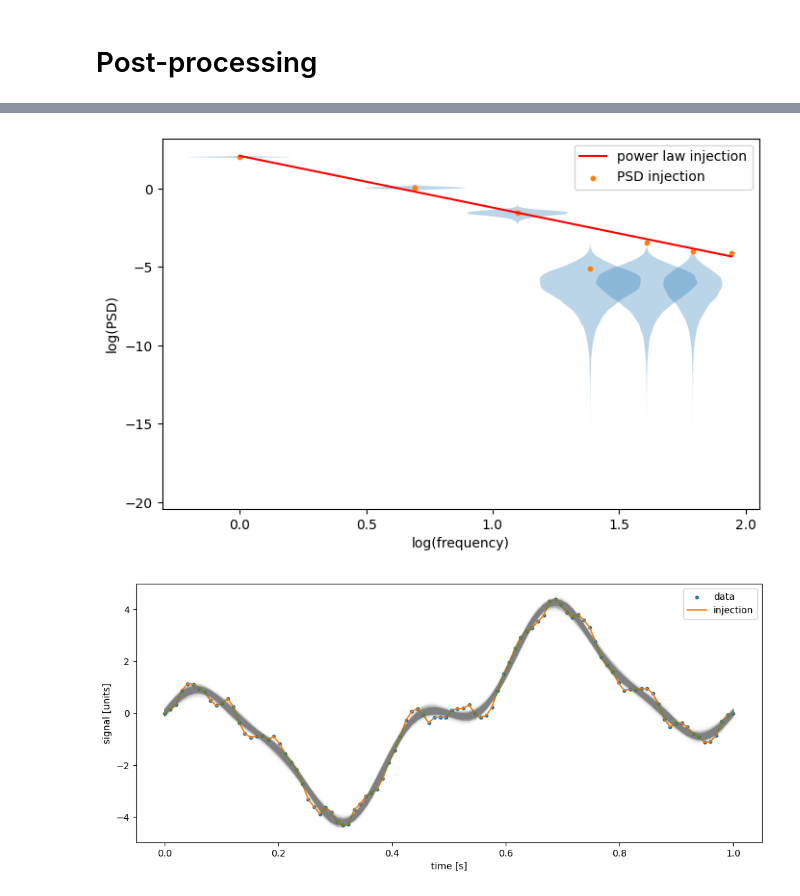
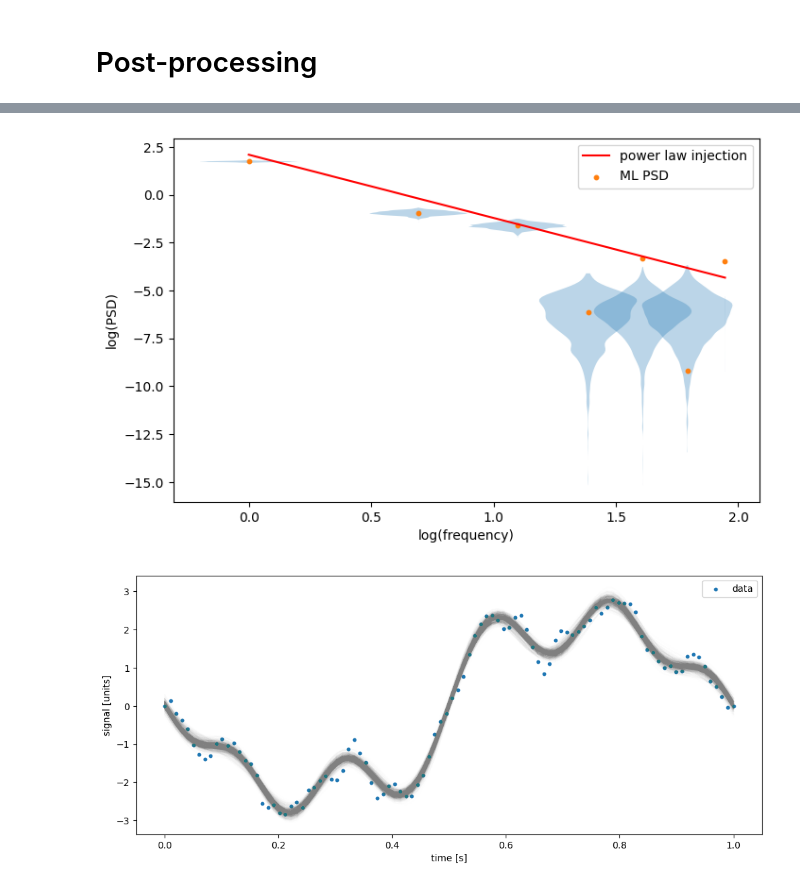
Before and after one commit to aiden-g12321/BayesFT, a Jupyter notebook: trans_dim_example.ipynb, the cells around one changed output, grey strips where cells are left out. Cells and saved outputs as stored; diff of their text form; code cells hidden in the pictures.

```diff
--- a/trans_dim_example.ipynb
+++ b/trans_dim_example.ipynb
@@ -16,17 +17,3 @@ from BayesFT import functions as f
 from BayesFT import trans_dim_models as tdm
 from BayesFT.RJMCMC import RJMCMC
 from BayesFT import jumps
-# %%
-# time series over which data is collected
-t0 = 0.
-t1 = 1.
-Tspan = t1 - t0
-Nt = 100
-t = jnp.linspace(t0, t1, Nt)
-
-# frequency bins injected into data (neglecting zero frequency)
-Nf_inj = t.shape[0] // 2
-Na_inj = 2 * Nf_inj
-f_inj = jnp.arange(1, Nf_inj + 1) / Tspan
-logf_inj = jnp.log(f_inj)
-df_inj = f_inj[1] - f_inj[0]
@@ -84,0 +20,16 @@ plt.show()
+# %%
+# time series over which data is collected
+t0 = 0.
+t1 = 1.
+Nt = 100
+times = jnp.linspace(t0, t1, Nt)
+
+# hyper-parameters to inject in power law
+log_amp_inj = 1.4
+gamma_inj = 3.3
+hypers_inj = jnp.array([log_amp_inj, gamma_inj])
+
+# white noise level
+noise_log_stdev = -100.0
+Data_object = power_law.sim_power_law(log_amp_inj, gamma_inj, times, noise_log_stdev, 3)
+data = Data_object.data_values
@@ -85,7 +38,7 @@ plt.show()
 # %% [markdown]
 # Trans-dimensional model
 # %%
-model = tdm.Transdimensional_Model(t, data, max_Nf=15)
+model = tdm.Transdimensional_Model(times, data, max_Nf=15)
 # %% [markdown]
 # MCMC
 # %%
@@ -98,8 +51,8 @@ jump_proposals = [[Jump_obj.Fisher_jump, 60],
                   [Jump_obj.ML_trans_dim_jump, 20]]
 # %%
 # do parallel tempering MCMC
-num_samples = int(2e5)
-num_chains = 15
+num_samples = int(1e4)
+num_chains = 5
 chains = RJMCMC(num_samples=num_samples,
                 num_chains=num_chains,
                 x0=model.models_x_ML[0],
@@ -227,36 +169,37 @@ for i in range(max_Nf):
         body.set_facecolor('C0')
 
 # injected power law
+logf_inj = np.log(Data_object.freq_bins)
+diag_cov_inj = f.fast_diag_power_law_cov(log_amp_inj, gamma_inj, Data_object.freq_bins)
 plt.plot(logf_inj[:max_Nf], np.log(diag_cov_inj[::2] + diag_cov_inj[1::2])[:max_Nf], color='red',
          label='power law injection')
 
-# injected PSD
-plt.scatter(logf_inj[:max_Nf], np.log(a_inj[::2]**2. + a_inj[1::2]**2.)[:max_Nf], color='C1', s=10,
-            label='PSD injection')
+# maximum likelihood PSD
+plt.scatter(logf_inj[:max_Nf], Data_object.logPSD_ML[:max_Nf], color='C1', s=10,
+            label='ML PSD')
 
 plt.legend(loc='upper right')
 plt.xlabel('log(frequency)')
 plt.ylabel('log(PSD)')
 plt.show()
 # %% [output]
-[figure, old version]
+[figure, new version]
 # %%
 # Bayesogram
 
 # fair draws from posterior
 num_draws = 1000
 draw_ndxs = np.random.choice(np.arange(burnin, num_samples), num_draws)
 
 plt.figure(figsize=(12, 5))
-plt.scatter(t, data, color='C0', s=10, label='data')
-plt.plot(t, signal_inj, color='C1', label='injection')
+plt.scatter(times, data, color='C0', s=10, label='data')
 for ndx in draw_ndxs:
     a = chains[0].samples[ndx][:-1]
     model_ndx = a.shape[0] // 2 - 1
     plt.plot(t, model.models_F[model_ndx] @ a, color='grey', alpha=5./num_draws)
 plt.xlabel('time [s]')
 plt.ylabel('signal [units]')
 plt.legend(loc='upper right')
 plt.show()
 # %% [output]
-[figure, old version]
+[figure, new version]
```
Also changed, not shown: parts of 10 cells of this notebook, 4 other files.
